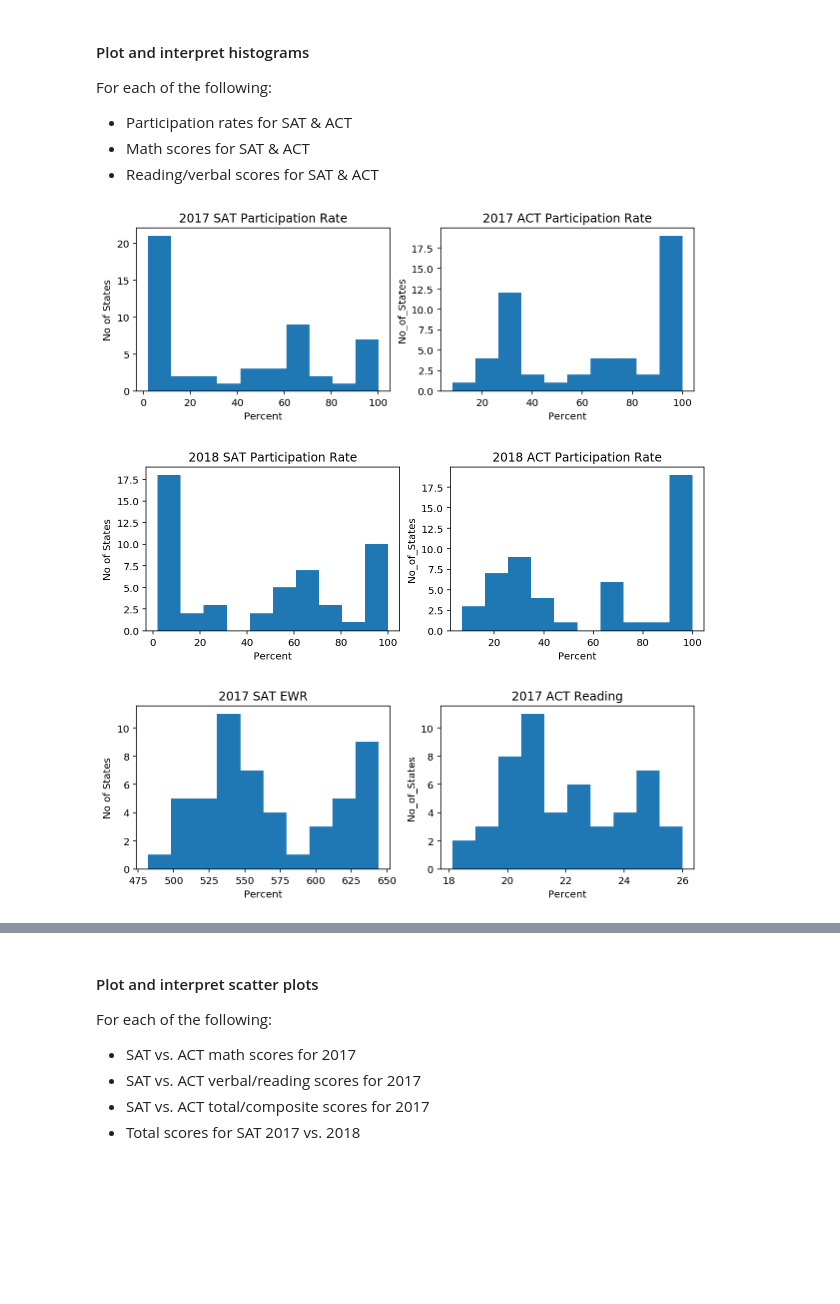
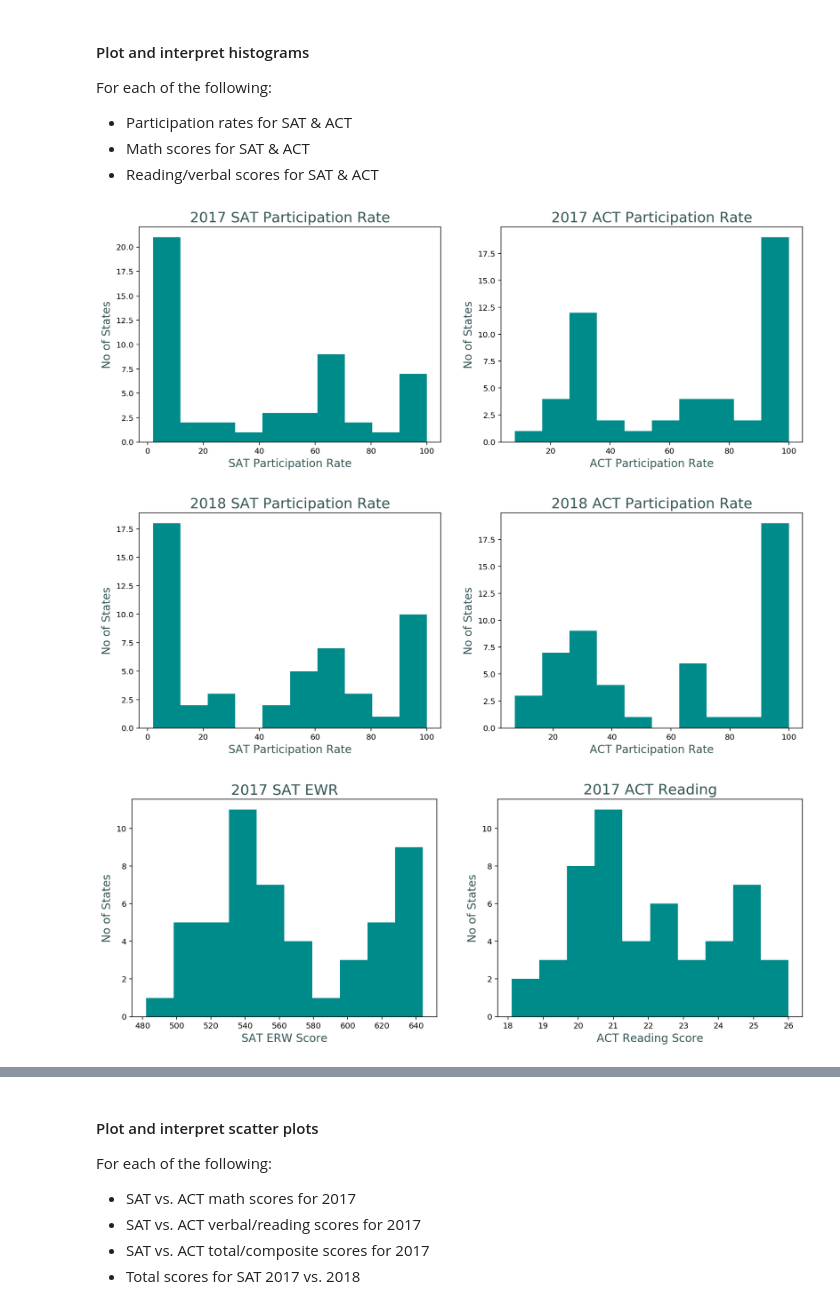
Before and after one commit to sherlocknow/dsiprojects, a Jupyter notebook: project_1/code/Vikas_Kalia_Project_1_final.ipynb, the cells around one changed output, grey strips where cells are left out. Saved outputs shown, nothing was run; the diff lists cells and outputs as text; code cells hidden in the pictures; blank space fills up the shorter version.

```diff
--- a/project_1/code/Vikas_Kalia_Project_1_final.ipynb
+++ b/project_1/code/Vikas_Kalia_Project_1_final.ipynb
@@ -204,3 +204,7 @@ act_17.loc[21,'Science'] = 23.2
 act_17.loc[21,'Science']
 # %% [output]
 23.2
+# %%
+# manually fixed average score for Math test of SAT in 2017
+sat_17.loc[20,'Math'] = 524
+sat_17.loc[20,'Math']
@@ -331,6 +328,13 @@ dtypes: float64(6), object(1)
 memory usage: 3.0+ KB
 # %% [markdown]
 - Fix any individual values preventing other columns from being the appropriate type.
+# %%
+#Function to remove 'x' character in one of the cells under Composite
+# columm and converting every cell to float
+def to_float(x):
+    return float(str(x).replace('x',''))
+# cleaning cell with extra 'x' in Composite' columm
+act_17['Composite'] = act_17['Composite'].apply(to_float)
 # %% [markdown]
 - Finish your data modifications by making sure the columns are now typed appropriately.
 # %% [markdown]
@@ -924,0 +977,8 @@ sns.heatmap(final_corr,annot=True,square=True);
+# %%
+#  correlation matrix stored with fewer and more relavant columns for better readability
+subset_corr = sat_act_final[['sat18_participation','sat18_total','act18_participation','act18_composite']].corr()
+fig, ax = plt.subplots(figsize=(12,12));
+ax = sns.heatmap(subset_corr, annot=True,square=True);
+ax.set_title("Correlation among 2018 SAT & ACT Participation Rate and Scores ",color=my_title_col, fontsize = my_title_font);
+plt.xticks(rotation=45);
+plt.yticks(rotation=0);
@@ -939,11 +1001,13 @@ Here's some starter code:
 # %%
 def subplot_histograms(dataframe, list_of_columns, list_of_titles, list_of_xlabels, list_of_ylabels):
     nrows = int(np.ceil(len(list_of_columns)/2)) # Makes sure you have enough rows
-    fig, ax = plt.subplots(nrows=nrows, ncols=2 ,figsize=(10,3)) # You'll want to specify your figsize
+    fig, ax = plt.subplots(nrows=nrows, ncols=2 ,figsize=(15,5)) # You'll want to specify your figsize
     ax = ax.ravel() # Ravel turns a matrix into a vector, which is easier to iterate
     for i, column in enumerate(list_of_columns): # Gives us an index value to get into all our lists
-        ax[i].hist(dataframe[column]) # feel free to add more settings
-        ax[i].set(title=list_of_titles[i],xlabel = list_of_xlabels[i], ylabel = list_of_ylabels[i])
+        ax[i].hist(dataframe[column],color=my_graph_col) # feel free to add more settings
+        ax[i].set_title(list_of_titles[i], color=my_title_col, fontsize = my_title_font)
+        ax[i].set_xlabel(list_of_xlabels[i],color=my_label_col, fontsize = my_label_font)
+        ax[i].set_ylabel(list_of_ylabels[i],color=my_label_col, fontsize = my_label_font)
 
 
         # Set titles, labels, etc here for each subplot
@@ -957,20 +1021,21 @@ For each of the following:
 # Plot for Participation rates for SAT & ACT of 2017
 subplot_histograms(sat_act_final,['sat17_participation','act17_participation'],\
                                  ['2017 SAT Participation Rate', '2017 ACT Participation Rate'], \
-                                 ['Percent','Percent'], ['No of States','No_of_States'])
+                                 ['SAT Participation Rate','ACT Participation Rate'], ['No of States','No of States'])
 # %% [output]
-[figure, old version]
+[figure, new version]
 # %%
 # Plot for Participation rates for SAT & ACT of 2018
 subplot_histograms(sat_act_final,['sat18_participation','act18_participation'],\
                                  ['2018 SAT Participation Rate', '2018 ACT Participation Rate'], \
-                                 ['Percent','Percent'], ['No of States','No_of_States'])
+                                 ['SAT Participation Rate','ACT Participation Rate'], ['No of States','No of States'])
 # %% [output]
-[figure, old version]
+[figure, new version]
 # %%
+# Plot for SAT ERW And ACT Reading for SAT & ACT of 2017
 subplot_histograms(sat_act_final,['sat17_erw','act17_reading'],\
                                  ['2017 SAT EWR', '2017 ACT Reading'], \
-                                 ['Percent','Percent'], ['No of States','No_of_States'])
+                                 ['SAT ERW Score','ACT Reading Score'], ['No of States','No of States'])
 # %% [output]
-[figure, old version]
+[figure, new version]
 # %%
```
Also changed, not shown: parts of 130 cells of this notebook, 14 other files.
